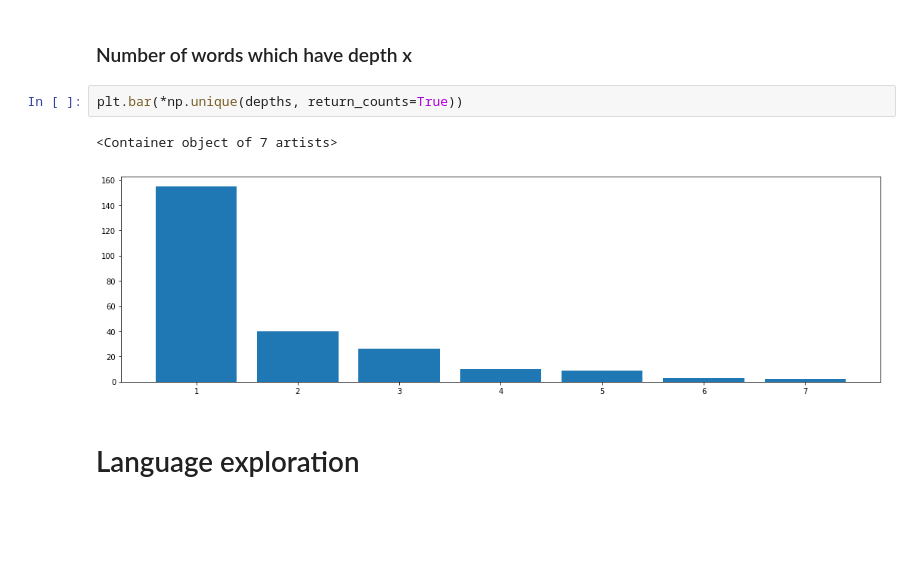
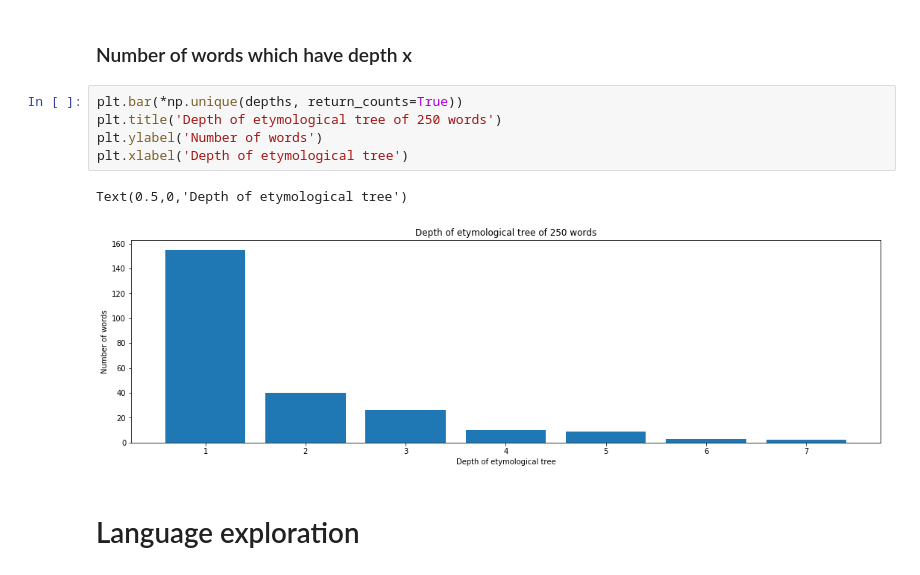
Before and after one commit to zifeo/Etymap, a Jupyter notebook: lab/exploration.ipynb, the cells around one changed output. Cells and saved outputs as stored; diff of their text form; blank space fills up the shorter version.

```diff
--- a/lab/exploration.ipynb
+++ b/lab/exploration.ipynb
@@ -125,11 +125,14 @@ for i in tqdm(range(int(len(langWords) / stepSize))):
     counter = counter + stepSize
 # %% [markdown]
 ### Number of words which have depth x
-# %%
-plt.bar(*np.unique(depths, return_counts=True))
-# %% [output]
-<Container object of 7 artists>
-[figure, removed]
+# %%
+plt.bar(*np.unique(depths, return_counts=True))
+plt.title('Depth of etymological tree of 250 words')
+plt.ylabel('Number of words')
+plt.xlabel('Depth of etymological tree')
+# %% [output]
+Text(0.5,0,'Depth of etymological tree')
+[figure, added]
 # %% [markdown]
 # Language exploration
 # %%
```
Also changed, not shown: parts of 5 cells of this notebook, 11 other files.
